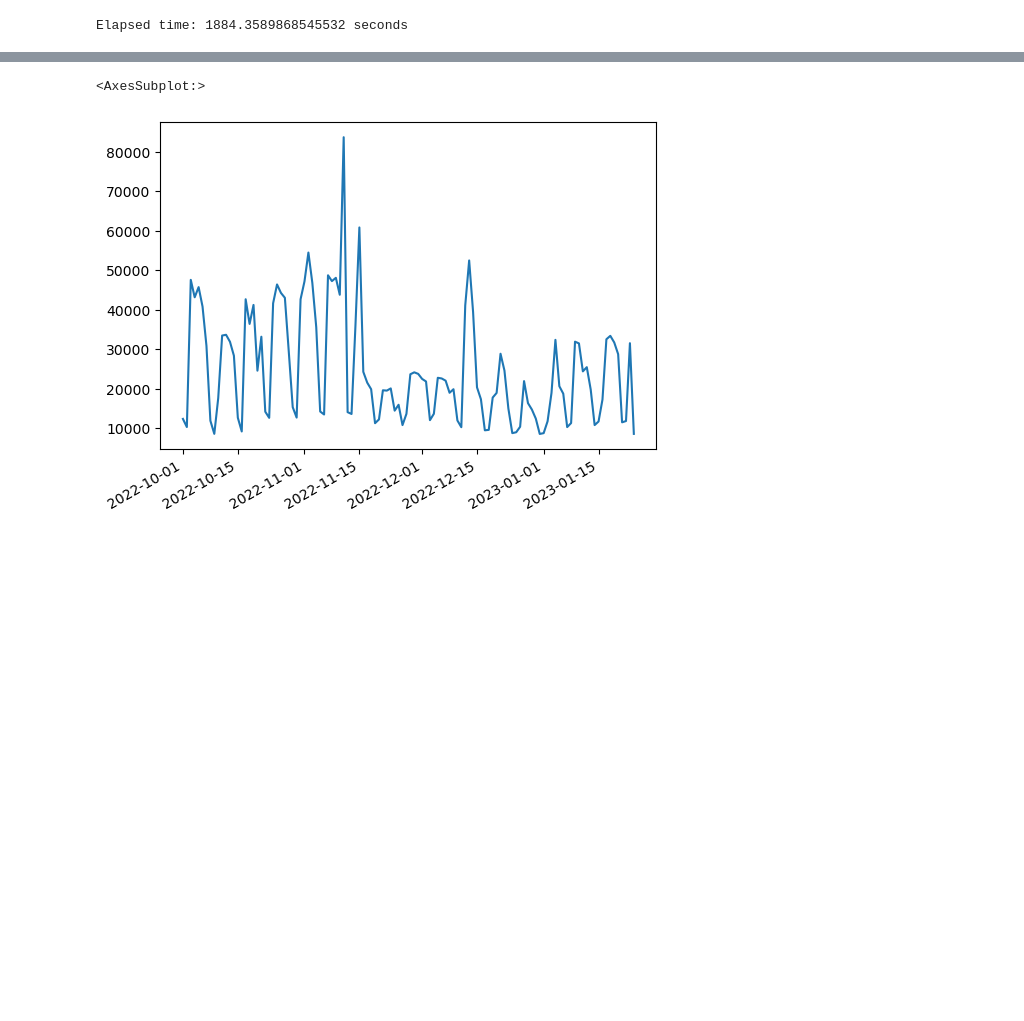
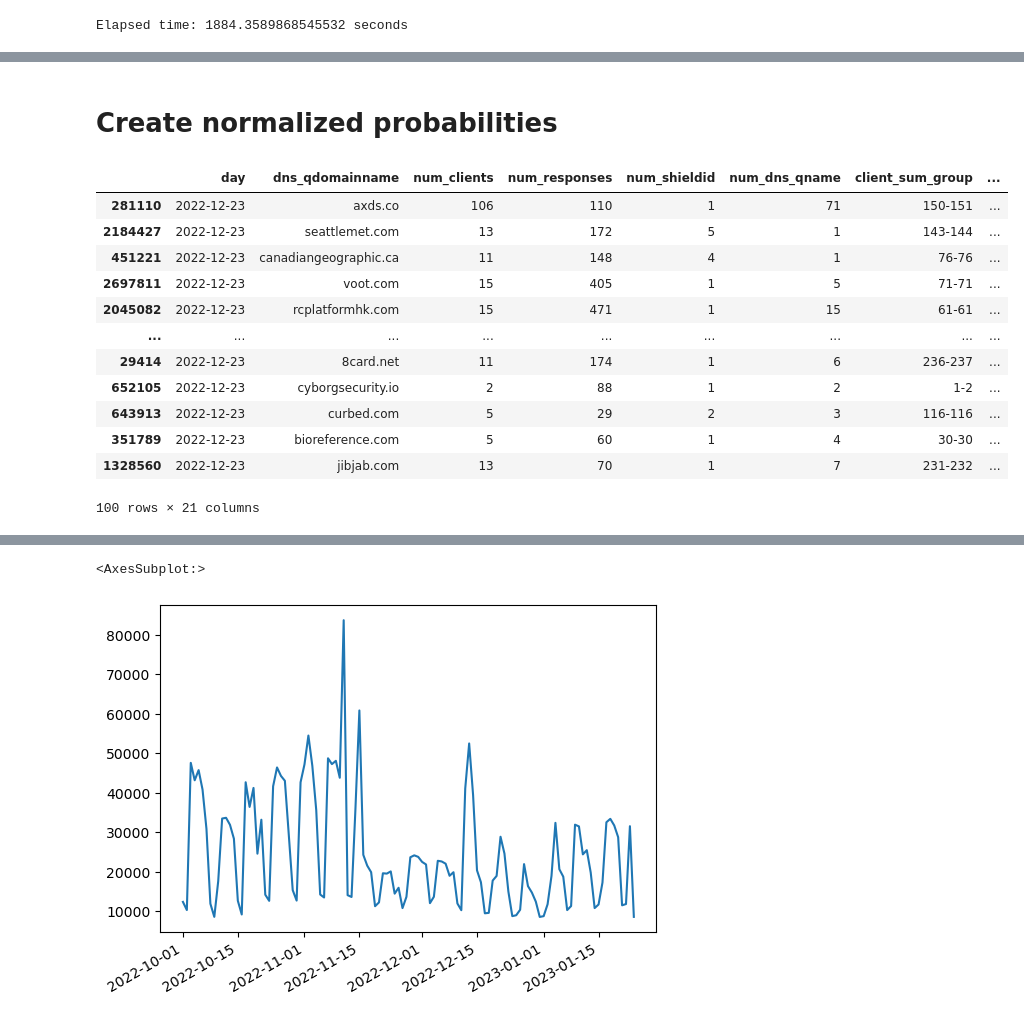
Before and after one commit to IntrusionINTZ/UniversityOfMontana_2023Spring, a Jupyter notebook: Jack/Anomaly Predictor.ipynb, the cells around one changed output, grey strips where cells are left out. Drawn from its saved outputs; the diff is of its cells as text; code cells hidden in the pictures; blank space fills up the shorter version.

```diff
--- a/Jack/Anomaly Predictor.ipynb
+++ b/Jack/Anomaly Predictor.ipynb
@@ -138,0 +100,2 @@ df.groupby(by='day')["prob_obs_num_responses"].sum().plot()
+# %% [markdown]
+# Create normalized probabilities
@@ -138,0 +123,16 @@ df.groupby(by='day')["prob_obs_num_responses"].sum().plot()
+# %%
+norm[norm.day == '2022-12-23'].sort_values(by = 'normalized_total_prob').head(100)
+# %% [output]
+|  | day | dns_qdomainname | num_clients | num_responses | num_shieldid | num_dns_qname | client_sum_group | ... |
+| 281110 | 2022-12-23 | axds.co | 106 | 110 | 1 | 71 | 150-151 | ... |
+| 2184427 | 2022-12-23 | seattlemet.com | 13 | 172 | 5 | 1 | 143-144 | ... |
+| 451221 | 2022-12-23 | canadiangeographic.ca | 11 | 148 | 4 | 1 | 76-76 | ... |
+| 2697811 | 2022-12-23 | voot.com | 15 | 405 | 1 | 5 | 71-71 | ... |
+| 2045082 | 2022-12-23 | rcplatformhk.com | 15 | 471 | 1 | 15 | 61-61 | ... |
+| ... | ... | ... | ... | ... | ... | ... | ... | ... |
+| 29414 | 2022-12-23 | 8card.net | 11 | 174 | 1 | 6 | 236-237 | ... |
+| 652105 | 2022-12-23 | cyborgsecurity.io | 2 | 88 | 1 | 2 | 1-2 | ... |
+| 643913 | 2022-12-23 | curbed.com | 5 | 29 | 2 | 3 | 116-116 | ... |
+| 351789 | 2022-12-23 | bioreference.com | 5 | 60 | 1 | 4 | 30-30 | ... |
+| 1328560 | 2022-12-23 | jibjab.com | 13 | 70 | 1 | 7 | 231-232 | ... |
+100 rows × 21 columns
```
Also changed, not shown: parts of 16 cells of this notebook.
